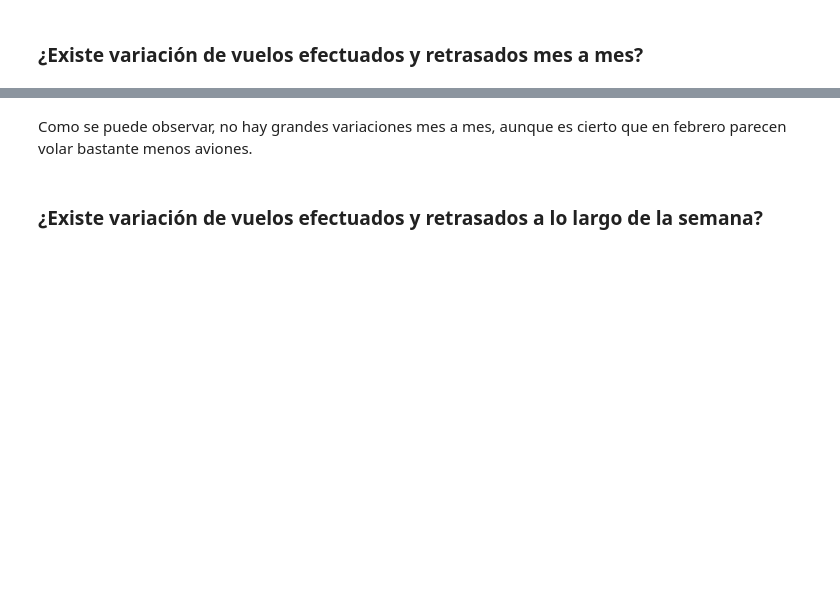
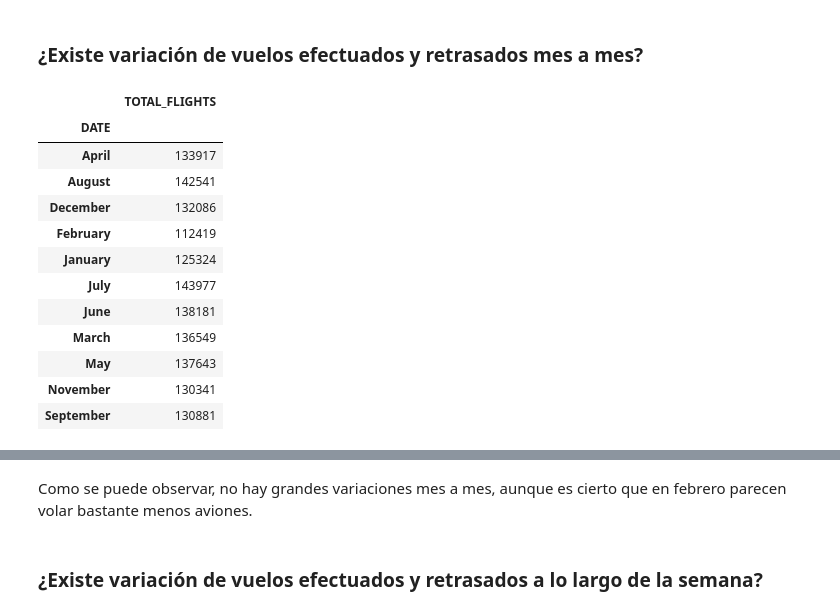
Before and after one commit to inesgfortis/Aircraft_Delays_Analysis, a Jupyter notebook: AnálisisMultas.ipynb, the cells around one changed output, grey strips where cells are left out. Saved outputs shown, nothing was run; the diff lists cells and outputs as text; code cells hidden in the pictures; blank space fills up the shorter version.

```diff
--- a/AnálisisMultas.ipynb
+++ b/AnálisisMultas.ipynb
@@ -78,7 +127,21 @@ fig.show()
 # %%
 dg = pd.DataFrame(df.groupby(df['DATE'].dt.month_name())["FLIGHT_NUMBER"].count())
 dg = dg.rename(columns={"FLIGHT_NUMBER":"TOTAL_FLIGHTS"})
-dg.head()
+dg
+# %% [output]
+|  | TOTAL_FLIGHTS |
+| DATE |  |
+| April | 133917 |
+| August | 142541 |
+| December | 132086 |
+| February | 112419 |
+| January | 125324 |
+| July | 143977 |
+| June | 138181 |
+| March | 136549 |
+| May | 137643 |
+| November | 130341 |
+| September | 130881 |
 # %%
 dg["DELAYED_FLIGHTS"] =  df[df["ARRIVAL_DELAY"]>0].groupby(df['DATE'].dt.month_name())["FLIGHT_NUMBER"].count()
 dg["PERCENTAGE"] = np.round(dg['DELAYED_FLIGHTS']/dg['TOTAL_FLIGHTS']*100,2)
```
Also changed, not shown: parts of 10 cells of this notebook, 3 other files.
